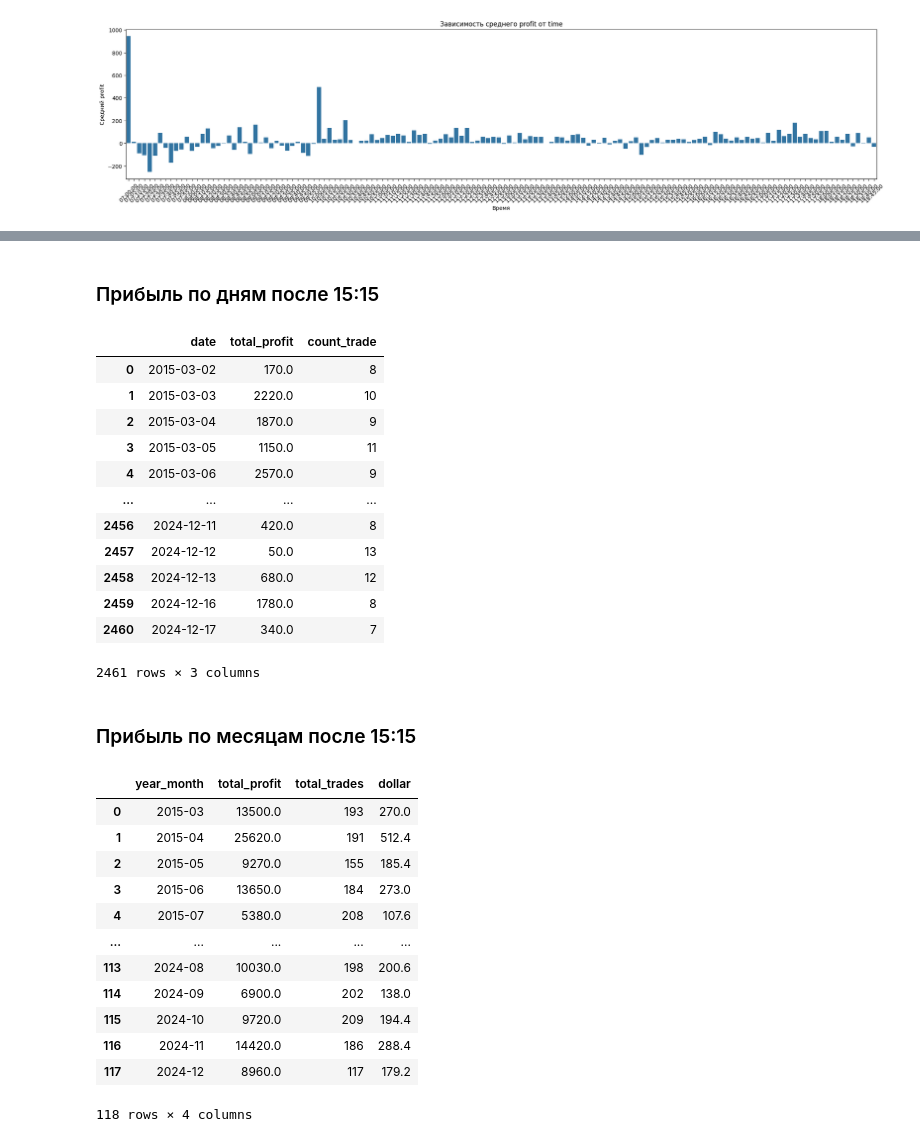
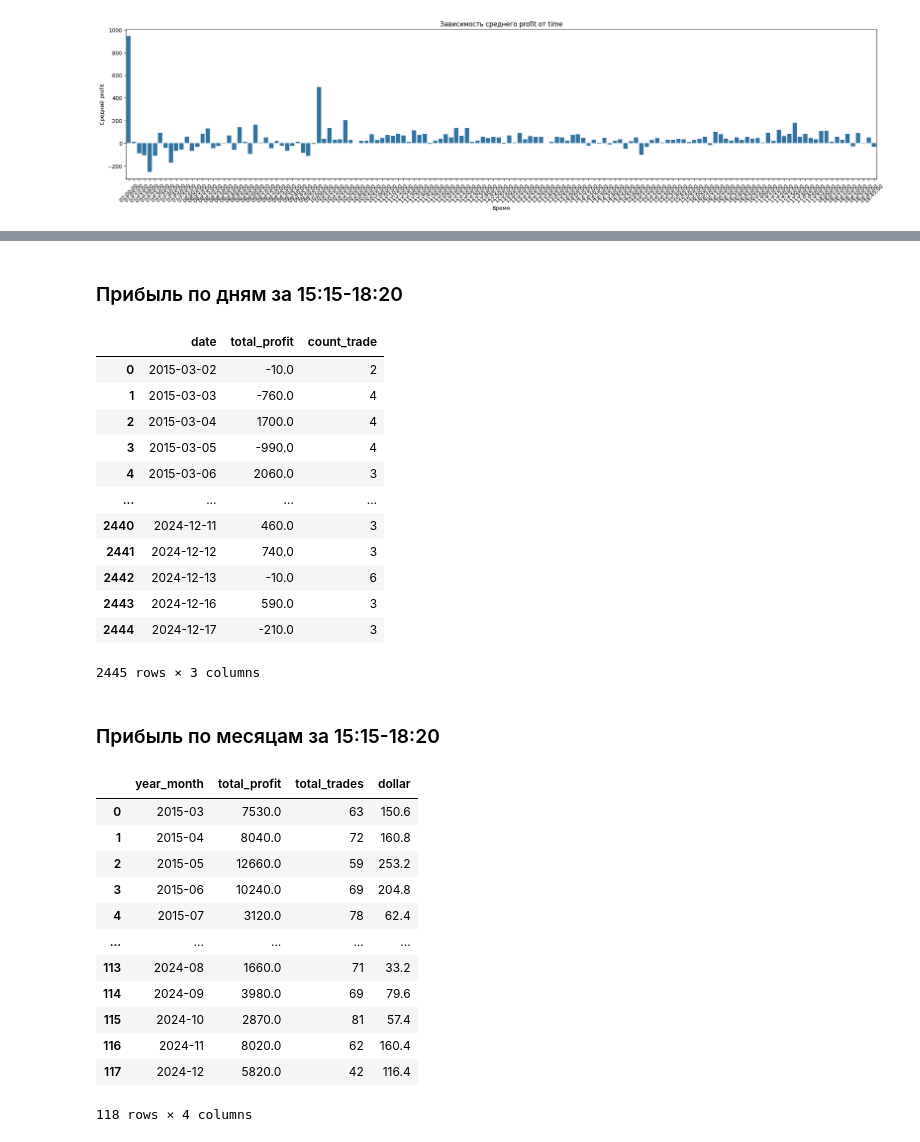
Before and after one commit to Alkor135/pj5_GMTS_trade_research, a Jupyter notebook: RTS_MOEX/GMTS_исследования_времени_торговли.ipynb, the cells around one changed output, grey strips where cells are left out. Cells and saved outputs as stored; diff of their text form; code cells hidden in the pictures.

```diff
--- a/RTS_MOEX/GMTS_исследования_времени_торговли.ipynb
+++ b/RTS_MOEX/GMTS_исследования_времени_торговли.ipynb
@@ -219,7 +219,7 @@ plt.show()
 # Фильтрация строк с 15:15:00
 df_amer = df[
          (df["tradedate"].dt.time >= pd.to_datetime("15:15:00").time()) &
-         (df["tradedate"].dt.time < pd.to_datetime("18:20:00").time())
+         (df["tradedate"].dt.time <= pd.to_datetime("18:20:00").time())
 ]
 
 df_amer
@@ -240,8 +240,8 @@ df_amer
 # %% [markdown]
-### Прибыль по дням после 15:15
+### Прибыль по дням  за 15:15-18:20
 # %%
 df_amer_date = (
-    df.groupby(['date'], as_index=False)
+    df_amer.groupby(['date'], as_index=False)
     .agg(
         total_profit=('profit', 'sum'),  # Сумма значений profit
         count_trade=('profit', 'count')  # Количество значений profit
@@ -254,57 +254,59 @@ df_amer_date = (
 df_amer_date
 # %% [output]
 |  | date | total_profit | count_trade |
-| 0 | 2015-03-02 | 170.0 | 8 |
-| 1 | 2015-03-03 | 2220.0 | 10 |
-| 2 | 2015-03-04 | 1870.0 | 9 |
-| 3 | 2015-03-05 | 1150.0 | 11 |
-| 4 | 2015-03-06 | 2570.0 | 9 |
+| 0 | 2015-03-02 | -10.0 | 2 |
+| 1 | 2015-03-03 | -760.0 | 4 |
+| 2 | 2015-03-04 | 1700.0 | 4 |
+| 3 | 2015-03-05 | -990.0 | 4 |
+| 4 | 2015-03-06 | 2060.0 | 3 |
 | ... | ... | ... | ... |
-| 2456 | 2024-12-11 | 420.0 | 8 |
-| 2457 | 2024-12-12 | 50.0 | 13 |
-| 2458 | 2024-12-13 | 680.0 | 12 |
-| 2459 | 2024-12-16 | 1780.0 | 8 |
-| 2460 | 2024-12-17 | 340.0 | 7 |
+| 2440 | 2024-12-11 | 460.0 | 3 |
+| 2441 | 2024-12-12 | 740.0 | 3 |
+| 2442 | 2024-12-13 | -10.0 | 6 |
+| 2443 | 2024-12-16 | 590.0 | 3 |
+| 2444 | 2024-12-17 | -210.0 | 3 |
-2461 rows × 3 columns
+2445 rows × 3 columns
 # %% [markdown]
-### Прибыль по месяцам после 15:15
+### Прибыль по месяцам за 15:15-18:20
 # %%
+df_tmp = df_amer.copy()
+
 # Убедимся, что колонка с датой в формате datetime
-df['date'] = pd.to_datetime(df['date'])
+df_tmp['date'] = pd.to_datetime(df_tmp['date'])
 
 # Добавляем колонки для года и месяца
-df['year_month'] = df['date'].dt.to_period('M')  # Год и месяц в формате YYYY-MM
+df_tmp['year_month'] = df_tmp['date'].dt.to_period('M')  # Год и месяц в формате YYYY-MM
 
 # Группируем данные по году и месяцу
 df_month_profit = (
-    df.groupby('year_month')
+    df_tmp.groupby('year_month')
     .agg(
         total_profit=('profit', 'sum'),    # Сумма прибыли за месяц
         total_trades=('profit', 'count')  # Количество сделок за месяц
     )
     .reset_index()
 )
 
 # # Если нужно, преобразуем 'year_month' обратно в строку
 # month_profit['year_month'] = month_profit['year_month'].astype(str)
 
 df_month_profit['dollar'] = df_month_profit['total_profit'] * 0.02
 
 # df_month_profit.sort_values(by='year_month', ascending=True) \
 #     .to_excel('GMTS_прибыль_месяца_15-19.xlsx', index=False)
 
 df_month_profit
 # %% [output]
 |  | year_month | total_profit | total_trades | dollar |
-| 0 | 2015-03 | 13500.0 | 193 | 270.0 |
-| 1 | 2015-04 | 25620.0 | 191 | 512.4 |
-| 2 | 2015-05 | 9270.0 | 155 | 185.4 |
-| 3 | 2015-06 | 13650.0 | 184 | 273.0 |
-| 4 | 2015-07 | 5380.0 | 208 | 107.6 |
+| 0 | 2015-03 | 7530.0 | 63 | 150.6 |
+| 1 | 2015-04 | 8040.0 | 72 | 160.8 |
+| 2 | 2015-05 | 12660.0 | 59 | 253.2 |
+| 3 | 2015-06 | 10240.0 | 69 | 204.8 |
+| 4 | 2015-07 | 3120.0 | 78 | 62.4 |
 | ... | ... | ... | ... | ... |
-| 113 | 2024-08 | 10030.0 | 198 | 200.6 |
-| 114 | 2024-09 | 6900.0 | 202 | 138.0 |
-| 115 | 2024-10 | 9720.0 | 209 | 194.4 |
-| 116 | 2024-11 | 14420.0 | 186 | 288.4 |
-| 117 | 2024-12 | 8960.0 | 117 | 179.2 |
+| 113 | 2024-08 | 1660.0 | 71 | 33.2 |
+| 114 | 2024-09 | 3980.0 | 69 | 79.6 |
+| 115 | 2024-10 | 2870.0 | 81 | 57.4 |
+| 116 | 2024-11 | 8020.0 | 62 | 160.4 |
+| 117 | 2024-12 | 5820.0 | 42 | 116.4 |
 118 rows × 4 columns
```
Also changed, not shown: parts of 14 cells of this notebook.
